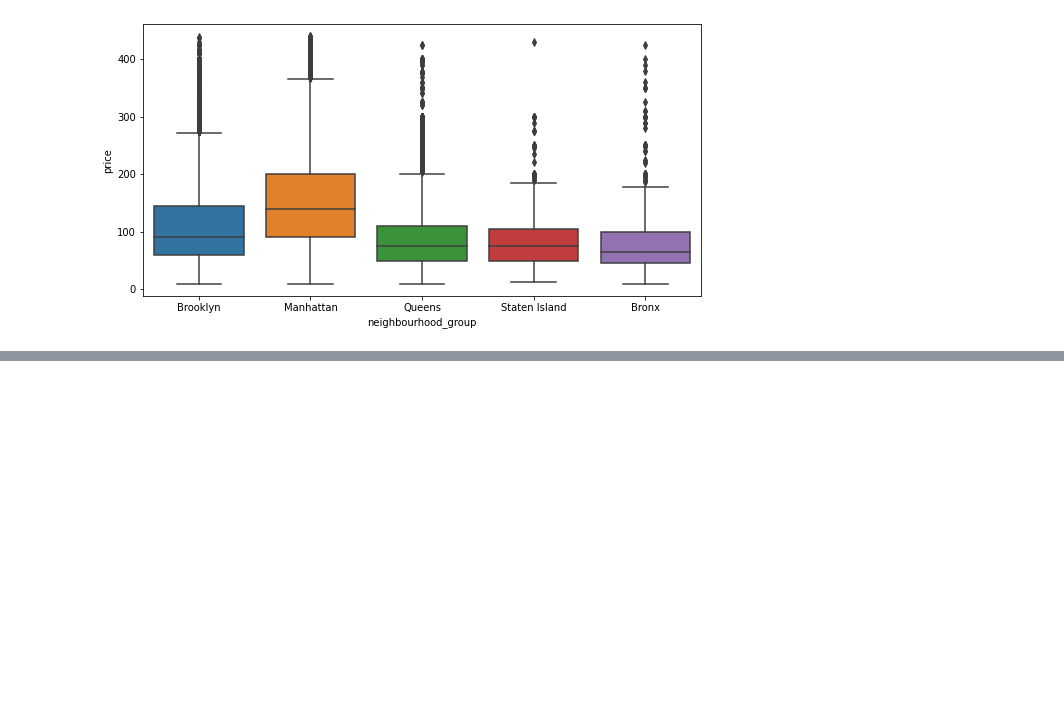
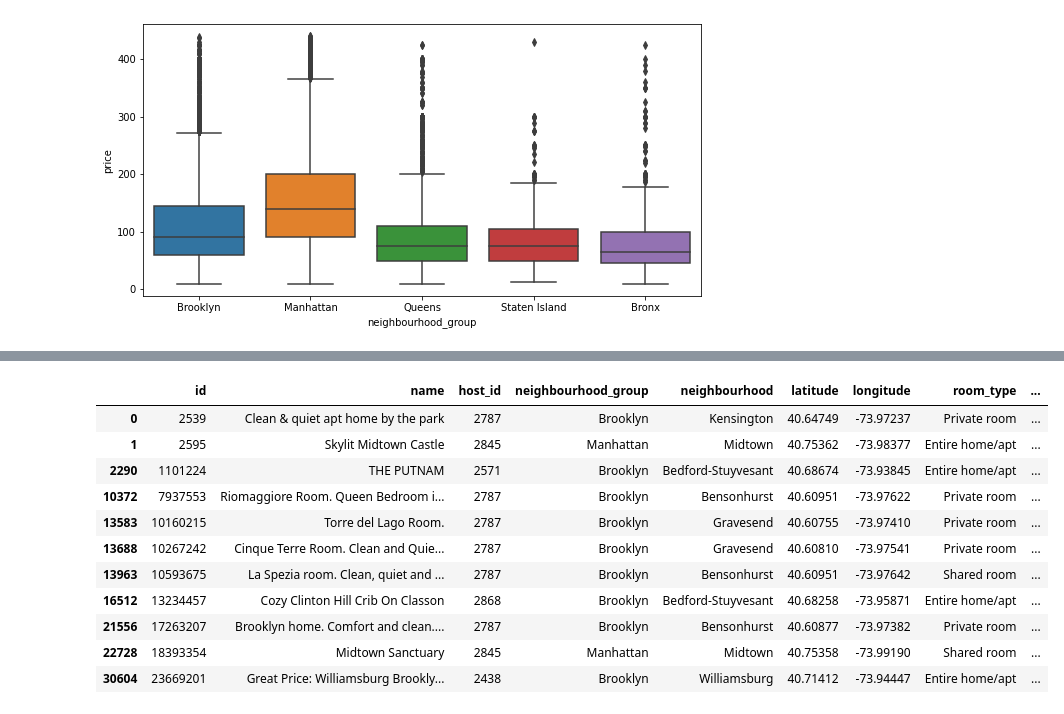
Before and after one commit to coonalcodes/Airbnb-Bookings-Analysis---Capstone-Project, a Jupyter notebook: Airbnb_Bookings_Analysis_Capstone_Project.ipynb, the cells around one changed output, grey strips where cells are left out. Cells and saved outputs as stored; diff of their text form; code cells hidden in the pictures; blank space fills up the shorter version.

```diff
--- a/Airbnb_Bookings_Analysis_Capstone_Project.ipynb
+++ b/Airbnb_Bookings_Analysis_Capstone_Project.ipynb
@@ -394,0 +476,18 @@ sns.boxplot(data=df,x='neighbourhood_group', y='price')
+# %%
+### Make a different dataframe conataining information of only these top 1000 host
+Top_host_by_review_rate = df.loc[df['host_id'].isin(review_rate)]
+# # # Top_host_by_review_rate = Top_host_by_review_rate.sort_values('reviews_per_month'),
+Top_host_by_review_rate
+# %% [output]
+|  | id | name | host_id | neighbourhood_group | neighbourhood | latitude | longitude | room_type | ... |
+| 0 | 2539 | Clean & quiet apt home by the park | 2787 | Brooklyn | Kensington | 40.64749 | -73.97237 | Private room | ... |
+| 1 | 2595 | Skylit Midtown Castle | 2845 | Manhattan | Midtown | 40.75362 | -73.98377 | Entire home/apt | ... |
+| 2290 | 1101224 | THE PUTNAM | 2571 | Brooklyn | Bedford-Stuyvesant | 40.68674 | -73.93845 | Entire home/apt | ... |
+| 10372 | 7937553 | Riomaggiore Room. Queen Bedroom i... | 2787 | Brooklyn | Bensonhurst | 40.60951 | -73.97622 | Private room | ... |
+| 13583 | 10160215 | Torre del Lago Room. | 2787 | Brooklyn | Gravesend | 40.60755 | -73.97410 | Private room | ... |
+| 13688 | 10267242 | Cinque Terre Room. Clean and Quie... | 2787 | Brooklyn | Gravesend | 40.60810 | -73.97541 | Private room | ... |
+| 13963 | 10593675 | La Spezia room. Clean, quiet and ... | 2787 | Brooklyn | Bensonhurst | 40.60951 | -73.97642 | Shared room | ... |
+| 16512 | 13234457 | Cozy Clinton Hill Crib On Classon | 2868 | Brooklyn | Bedford-Stuyvesant | 40.68258 | -73.95871 | Entire home/apt | ... |
+| 21556 | 17263207 | Brooklyn home. Comfort and clean.... | 2787 | Brooklyn | Bensonhurst | 40.60877 | -73.97382 | Private room | ... |
+| 22728 | 18393354 | Midtown Sanctuary | 2845 | Manhattan | Midtown | 40.75358 | -73.99190 | Shared room | ... |
+| 30604 | 23669201 | Great Price: Williamsburg Brookly... | 2438 | Brooklyn | Williamsburg | 40.71412 | -73.94447 | Entire home/apt | ... |
```
Also changed, not shown: parts of 4 cells of this notebook.
